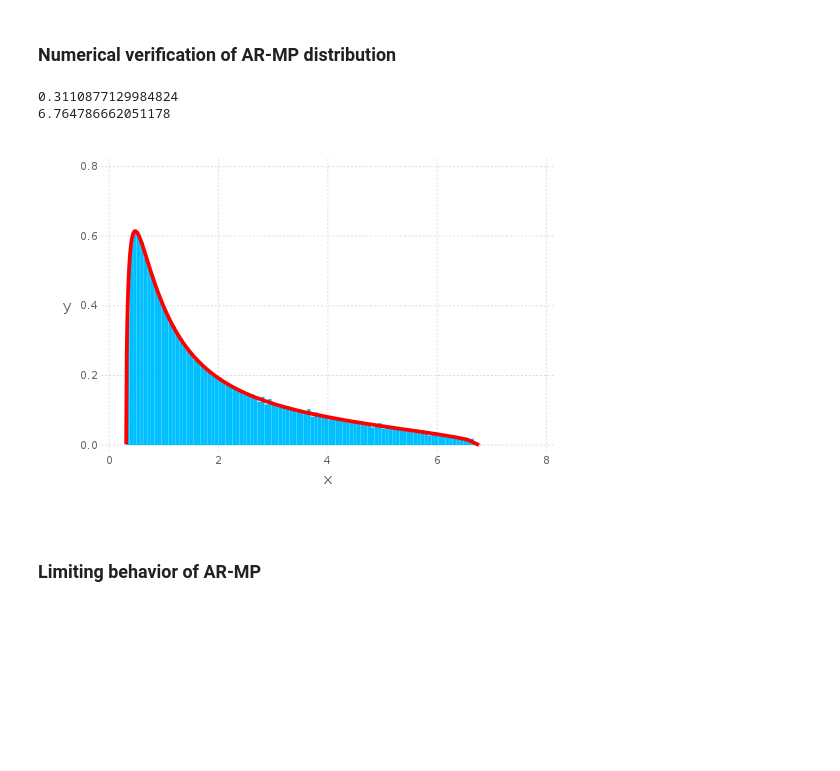
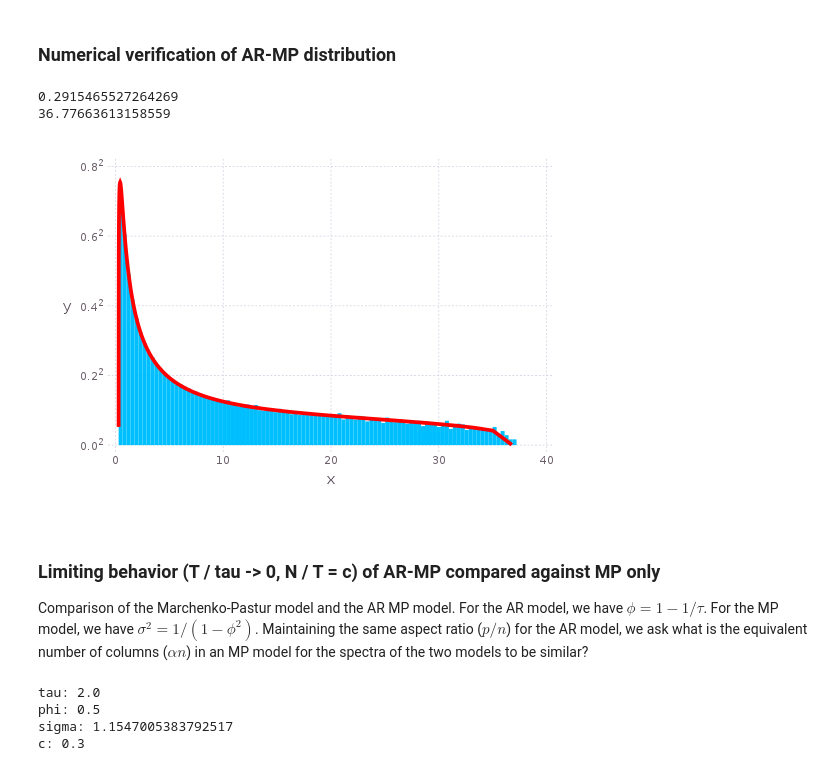
Before and after one commit to ganguli-lab/single-trial, a Jupyter notebook: AR MP.ipynb, the cells around one changed output. Cells and saved outputs as stored; diff of their text form; code cells hidden in the pictures; blank space fills up the shorter version.

```diff
--- a/AR MP.ipynb
+++ b/AR MP.ipynb
@@ -6,26 +6,24 @@ using HDStat
 # %% [markdown]
 ### Numerical verification of AR-MP distribution
 # %%
-model = ARMPModel(0.2, 0.7)
+model = ARMPModel(1000, 5000, 0.9)
 l, u = lb(model), ub(model)
 println(l);
 println(u);
 # %% [output]
-0.3110877129984824
-6.764786662051178
+0.2915465527264269
+36.77663613158559
 # %%
 sampleSpec = randSpec(model, 10)
 
 bins = linspace(minimum(sampleSpec), maximum(sampleSpec), 101)
 _, counts = hist(sampleSpec, bins)
 counts /= sum(counts) * mean(diff(bins))
 
 x = logspace(log10(l + 1e-6), log10(u - 1e-6), 100)
 l1 = layer(x=(bins[1:end - 1] + bins[2:end]) / 2, y=counts, Geom.bar)
 lineTheme = Theme(line_width=1mm, default_color=color("red"))
 l2 = layer(x=x, y=map(spec(model), x), Geom.line, lineTheme)
-plot(l1, l2)
+plot(l1, l2, Scale.y_sqrt)
 # %% [output]
-[figure, old version]
+[figure, new version]
-# %% [markdown]
-### Limiting behavior of AR-MP
@@ -48,0 +30,17 @@ plot(armp_plot, mp_plot)
+# %% [markdown]
+### Limiting behavior (T / tau -> 0, N / T = c) of AR-MP compared against MP only
+
+Comparison of the Marchenko-Pastur model and the AR MP model. For the AR model, we have $\phi = 1 - 1 / \tau$. For the MP model, we have $\sigma^2 = 1 / (1 - \phi^2)$. Maintaining the same aspect ratio ($p / n$) for the AR model, we ask what is the equivalent number of columns ($\alpha n$) in an MP model for the spectra of the two models to be similar?
+# %%
+tau = 2.0; phi = 1.0 - 1.0 / tau
+sigma = 1 / sqrt(1 - phi^2)
+c = 0.3;
+println("tau: ", tau)
+println("phi: ", phi)
+println("sigma: ", sigma)
+println("c: ", c)
+# %% [output]
+tau: 2.0
+phi: 0.5
+sigma: 1.1547005383792517
+c: 0.3
```
Also changed, not shown: parts of 7 cells of this notebook, 3 other files.
